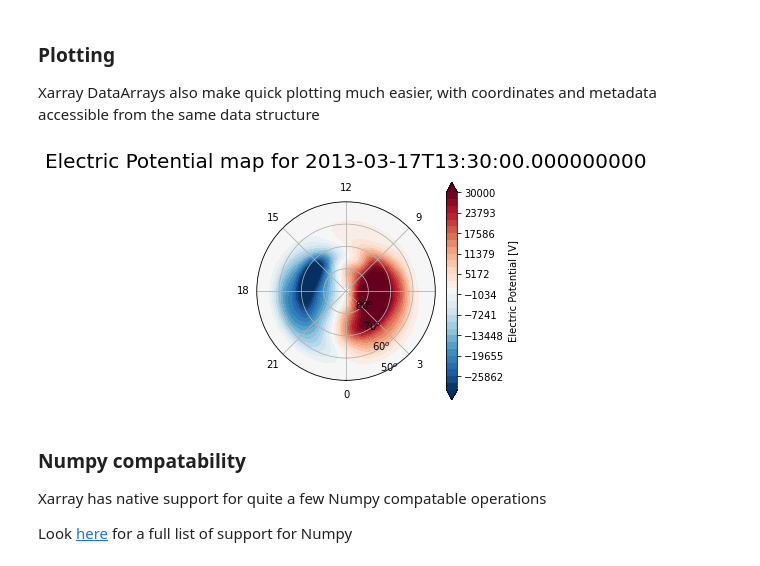
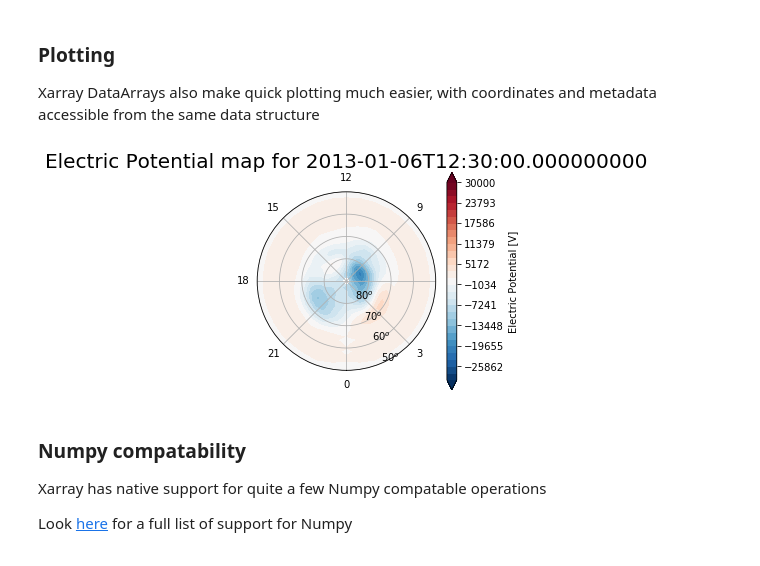
Before and after one commit to AMGeO-Collaboration/AMGeO-API-Release, a Jupyter notebook: AMGeO-Api-Release.ipynb, the cells around one changed output. Cells and saved outputs as stored; diff of their text form; code cells hidden in the pictures.

Commit message:
updates to dates, fix to plots

```diff
--- a/AMGeO-Api-Release.ipynb
+++ b/AMGeO-Api-Release.ipynb
@@ -447,36 +448,40 @@ def polar2dial(ax):
     #is at the bottom, and fix the labels so radial direction
     #is latitude and azimuthal direction is local time in hours
     ax.set_theta_zero_location('S')
     theta_label_values = np.array([0.,3.,6.,9.,12.,15.,18.,21.])*180./12
     theta_labels = ['%d' % (int(th/180.*12)) for th in theta_label_values.flatten().tolist()]
     ax.set_thetagrids(theta_label_values,labels=theta_labels)
 
     r_label_values = 90.-np.array([80.,70.,60.,50.,40.])
     r_labels = [r'$%d^{o}$' % (int(90.-rv)) for rv in r_label_values.flatten().tolist()]
     ax.set_rgrids(r_label_values,labels=r_labels)
     ax.set_rlim([0.,40.])
 
 def plot_epot_map(fig, lats, lons, epot):
     ax = fig.add_subplot(111, projection='polar')
+    polar2dial(ax)
+
     # plotting
     r = 90.-lats
     th = np.radians(lons)
     v = 30000
     levels=np.linspace(-v,v,30)
     cb = ax.contourf(th,r,epot,levels=levels,cmap='RdBu_r', vmin=-v, vmax=v,extend='both')
+
+    # metadata attributes accessible on a DataArray
     units = epot.attrs['units']
     description = epot.attrs['longname']
+
     fig.colorbar(cb,label=f'{description} [{units}]')
-    polar2dial(ax)
     return ax
 
-epot = ds['epot'][5]
+epot = ds['epot'][0]
 fig = plt.figure(figsize=(4, 4))
 ax = plot_epot_map(fig, epot.lat, epot.lon, epot)
 ax.set_title('Electric Potential map for %s' % epot.time.values, pad=15, size=20)
 None
 # %% [output]
-[figure, old version]
+[figure, new version]
 # %% [markdown]
 ### Numpy compatability
 
```
Also changed, not shown: parts of 15 cells of this notebook, 5 other files.
